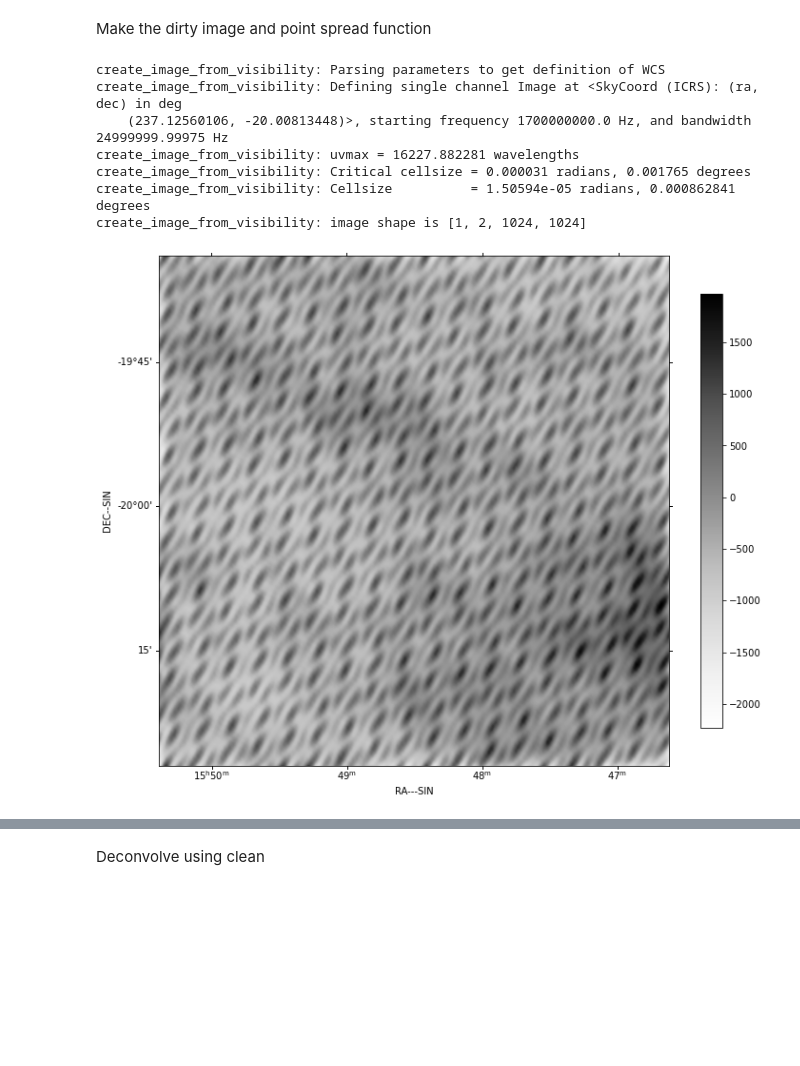
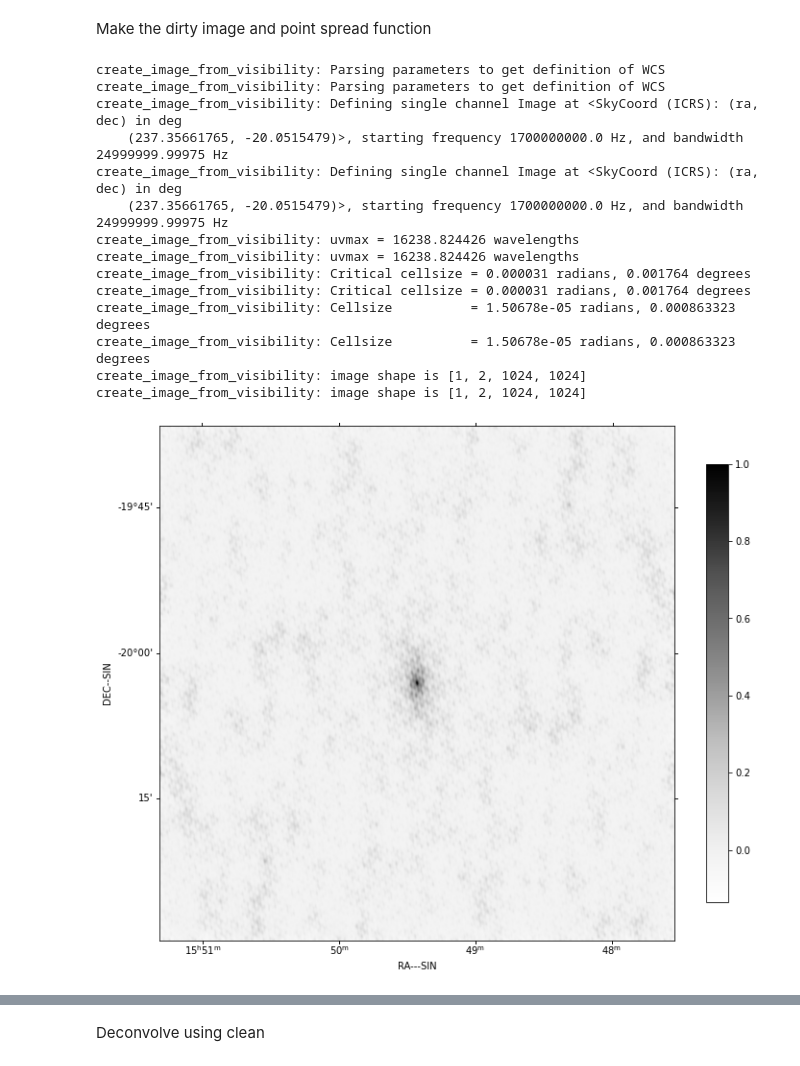
Before and after one commit to astronomical-data-processing/museros2020, a Jupyter notebook: examples/imaging.ipynb, the cells around one changed output, grey strips where cells are left out. Drawn from its saved outputs; the diff is of its cells as text; code cells hidden in the pictures; blank space fills up the shorter version.

Commit message:
add flagging

```diff
--- a/examples/imaging.ipynb
+++ b/examples/imaging.ipynb
@@ -66,7 +66,11 @@ msfile = muser_output_path("CSRH_20151122-125000_100457483.ms")
 
 ch= numpy.arange(1)
 vis = create_blockvisibility_from_ms(msfile,  start_chan=52,end_chan=52)
-vt = convert_blockvisibility_to_visibility(vis[0])
+
+from rascil.processing_components.flagging.operations import flagging_blockvisibility
+bvis = flagging_blockvisibility(vis[0], antenna=[8,9,10,11,27])
+
+vt = convert_blockvisibility_to_visibility(bvis)
 # %% [output]
 create_blockvisibility_from_ms: {'type': 'Measurement Set', 'subType': '', 'readme': 'This is a MeasurementSet Table holding measurements from a Telescope\n'}
 create_blockvisibility_from_ms: {'type': 'Measurement Set', 'subType': '', 'readme': 'This is a MeasurementSet Table holding measurements from a Telescope\n'}
@@ -134,21 +138,29 @@ Make the dirty image and point spread function
 # %%
 model = create_image_from_visibility(vt, cellsize=cellsize, npixel=1024, polarisation_frame=PolarisationFrame('circularnp'))
 dirty, sumwt = invert_2d(vt, model, context='2d')
 psf, sumwt = invert_2d(vt, model, context='2d', dopsf=True)
 
 show_image(dirty)
+show_image(psf)
 # print("Max, min in dirty image = %.6f, %.6f, sumwt = %f" % (dirty.data.max(), dirty.data.min(), sumwt))
 
 # print("Max, min in PSF         = %.6f, %.6f, sumwt = %f" % (psf.data.max(), psf.data.min(), sumwt))
 
 # export_image_to_fits(dirty, '%s/imaging_dirty.fits'%(results_dir))
 # export_image_to_fits(psf, '%s/imaging_psf.fits'%(results_dir))
 # %% [output]
+create_image_from_visibility: Parsing parameters to get definition of WCS
 create_image_from_visibility: Parsing parameters to get definition of WCS
 create_image_from_visibility: Defining single channel Image at <SkyCoord (ICRS): (ra, dec) in deg
-    (237.12560106, -20.00813448)>, starting frequency 1700000000.0 Hz, and bandwidth 24999999.99975 Hz
-create_image_from_visibility: uvmax = 16227.882281 wavelengths
-create_image_from_visibility: Critical cellsize = 0.000031 radians, 0.001765 degrees
-create_image_from_visibility: Cellsize          = 1.50594e-05 radians, 0.000862841 degrees
+    (237.35661765, -20.0515479)>, starting frequency 1700000000.0 Hz, and bandwidth 24999999.99975 Hz
+create_image_from_visibility: Defining single channel Image at <SkyCoord (ICRS): (ra, dec) in deg
+    (237.35661765, -20.0515479)>, starting frequency 1700000000.0 Hz, and bandwidth 24999999.99975 Hz
+create_image_from_visibility: uvmax = 16238.824426 wavelengths
+create_image_from_visibility: uvmax = 16238.824426 wavelengths
+create_image_from_visibility: Critical cellsize = 0.000031 radians, 0.001764 degrees
+create_image_from_visibility: Critical cellsize = 0.000031 radians, 0.001764 degrees
+create_image_from_visibility: Cellsize          = 1.50678e-05 radians, 0.000863323 degrees
+create_image_from_visibility: Cellsize          = 1.50678e-05 radians, 0.000863323 degrees
 create_image_from_visibility: image shape is [1, 2, 1024, 1024]
+create_image_from_visibility: image shape is [1, 2, 1024, 1024]
-[figure, old version]
+[figure, new version]
```
Also changed, not shown: parts of 6 cells of this notebook.
